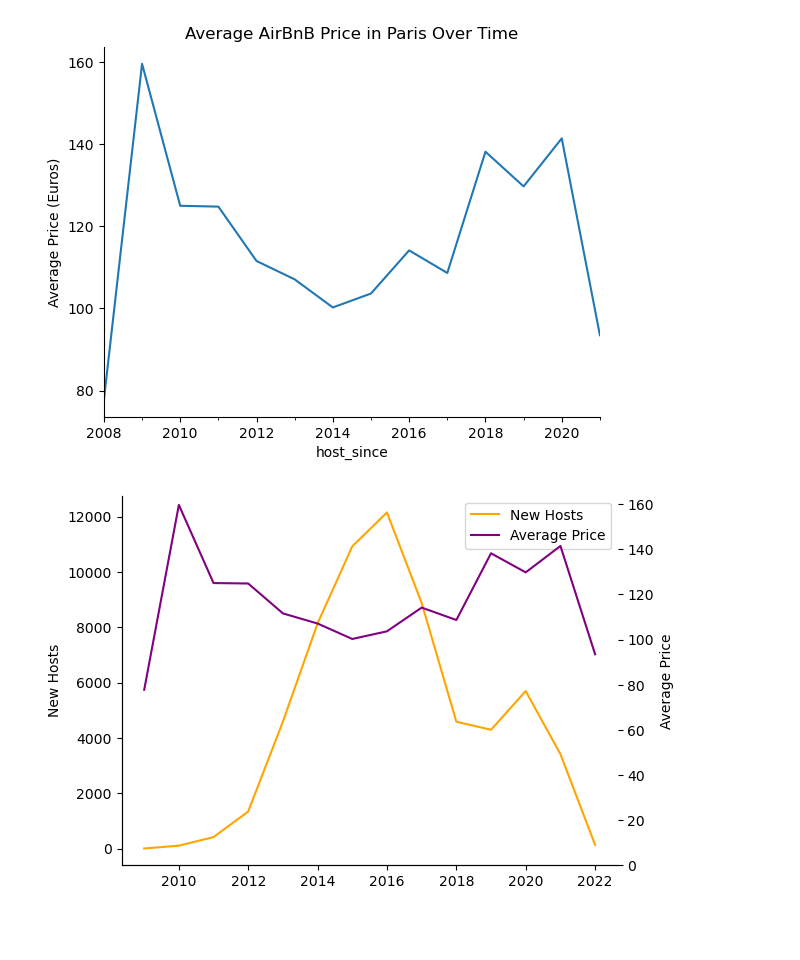
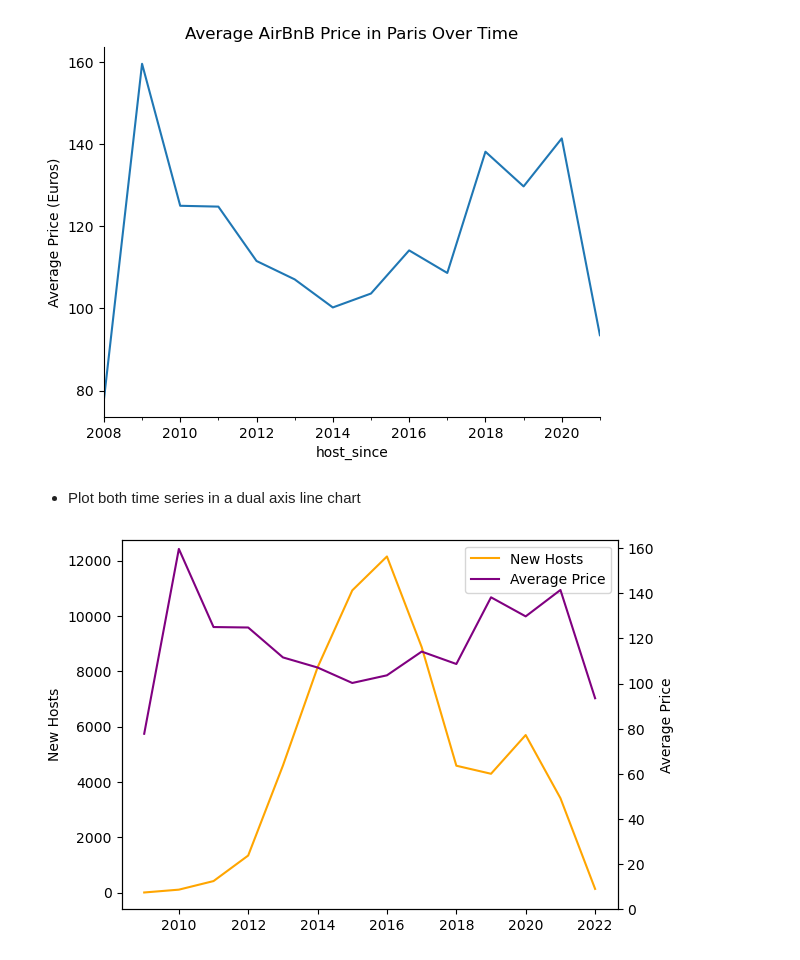
Before and after one commit to Lilekha/AirBnB-Listings-Analysis---Python, a Jupyter notebook: AirBnB Listings Analysis.ipynb, the cells around one changed output. Drawn from its saved outputs; the diff is of its cells as text; code cells hidden in the pictures; blank space fills up the shorter version.

```diff
--- a/AirBnB Listings Analysis.ipynb
+++ b/AirBnB Listings Analysis.ipynb
@@ -250,37 +253,39 @@ title="Average AirBnB Price in Paris Over Time"
 sns.despine( )
 # %% [output]
 [figure]
+# %% [markdown]
+
+* Plot both time series in a dual axis line chart
 # %%
 import matplotlib.pyplot as plt
 
 fig, ax = plt.subplots()
 
 ax.plot(
     paris_listings_over_time.index,
     paris_listings_over_time["neighbourhood"],
     label="New Hosts",
     c="orange"
 )
 
 ax.set_ylabel("New Hosts")
 
 ax2 = ax.twinx()
 ax2.plot(
     paris_listings_over_time.index,
     paris_listings_over_time["price"],
     label="Average Price",
     c="purple"
 )
 
 ax2.set_ylim(bottom=0)
 ax2.set_ylabel("Average Price")
 
 # Combine the legends from both axes
 lines, labels = ax.get_legend_handles_labels()
 lines2, labels2 = ax2.get_legend_handles_labels()
 ax.legend(lines + lines2, labels + labels2)
 
-sns.despine()
 plt.show()
 # %% [output]
-[figure, old version]
+[figure, new version]
```
Also changed, not shown: parts of 11 cells of this notebook.
